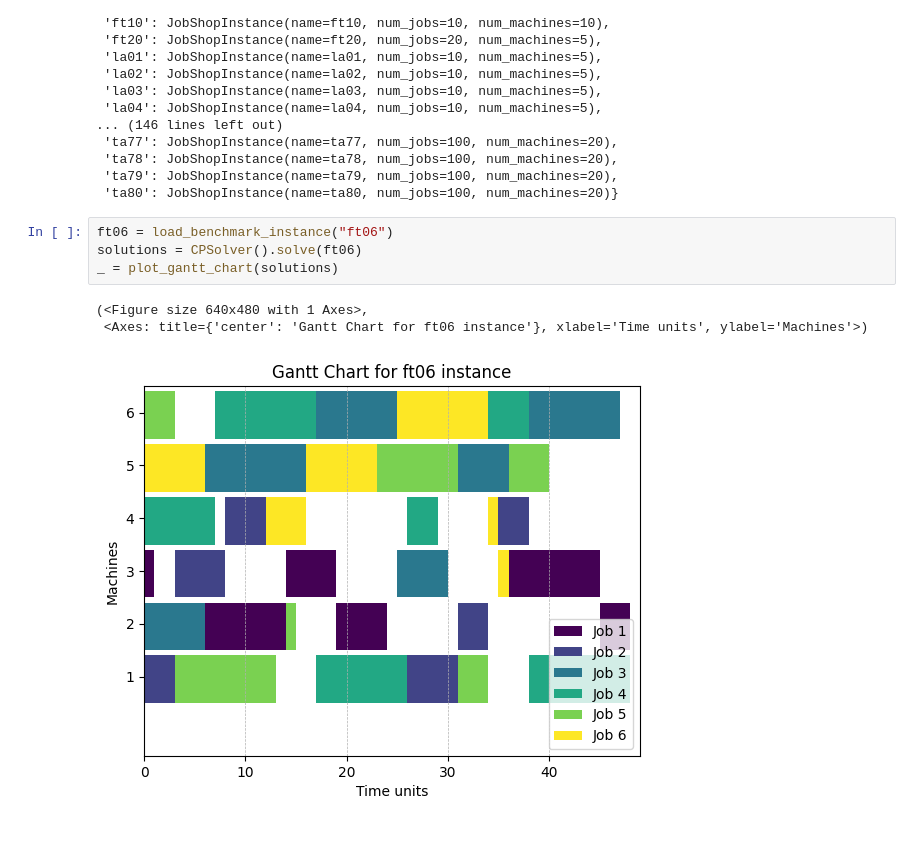
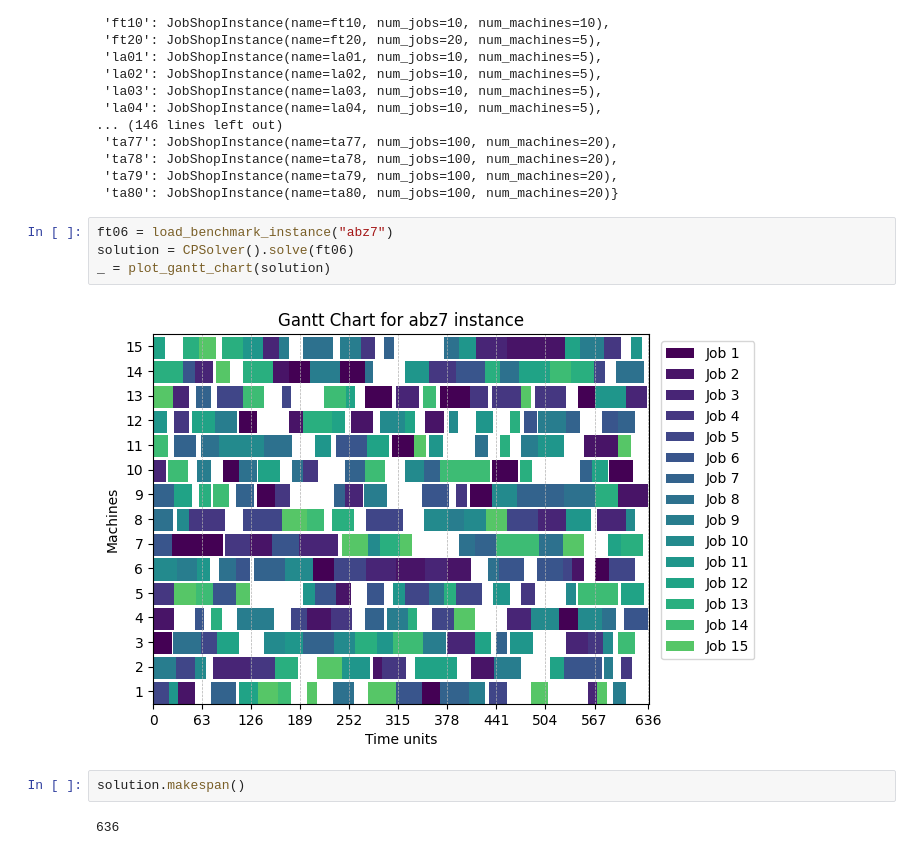
Before and after one commit to Pabloo22/job_shop_lib, a Jupyter notebook: tutorial/05-Load-Benchmark-Instances.ipynb, the cells around one changed output. Cells and saved outputs as stored; diff of their text form.

Commit message:
Improve plot_gantt_chart legend and ticks

```diff
--- a/tutorial/05-Load-Benchmark-Instances.ipynb
+++ b/tutorial/05-Load-Benchmark-Instances.ipynb
@@ -30,10 +30,12 @@ benchmark_instances
  'ta79': JobShopInstance(name=ta79, num_jobs=100, num_machines=20),
  'ta80': JobShopInstance(name=ta80, num_jobs=100, num_machines=20)}
 # %%
-ft06 = load_benchmark_instance("ft06")
-solutions = CPSolver().solve(ft06)
-_ = plot_gantt_chart(solutions)
+ft06 = load_benchmark_instance("abz7")
+solution = CPSolver().solve(ft06)
+_ = plot_gantt_chart(solution)
 # %% [output]
-(<Figure size 640x480 with 1 Axes>,
- <Axes: title={'center': 'Gantt Chart for ft06 instance'}, xlabel='Time units', ylabel='Machines'>)
-[figure, old version]
+[figure, new version]
+# %%
+solution.makespan()
+# %% [output]
+636
```
Also changed, not shown: parts of 3 cells of this notebook, 1 other file.
